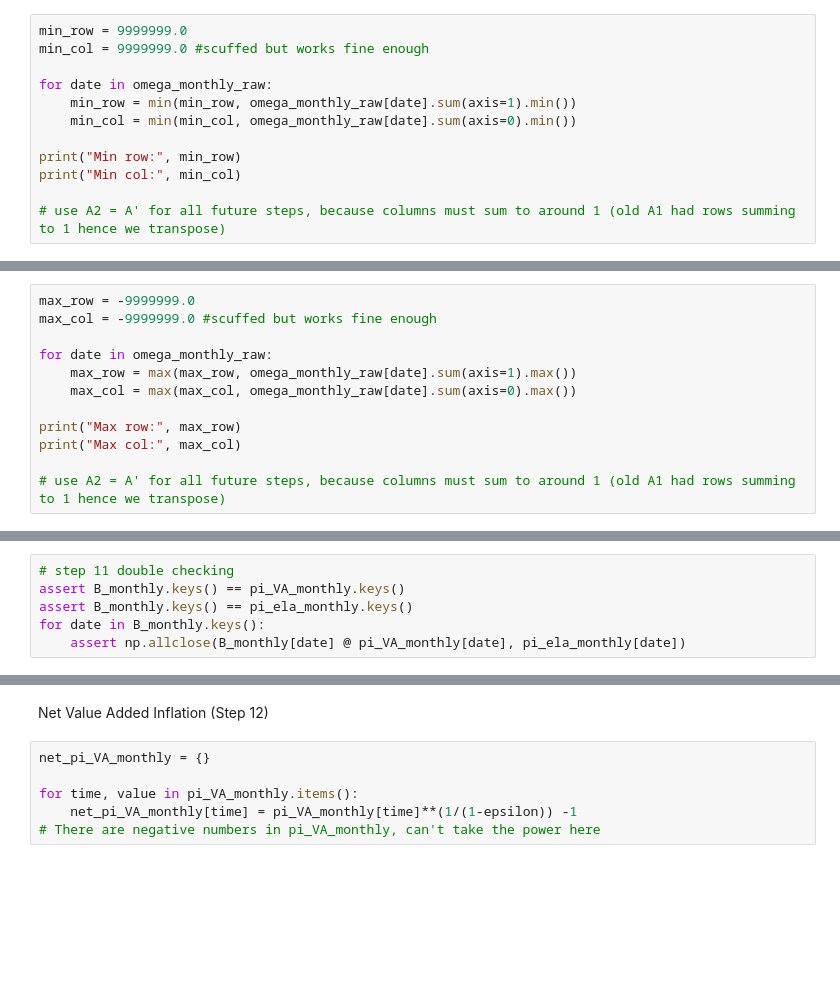
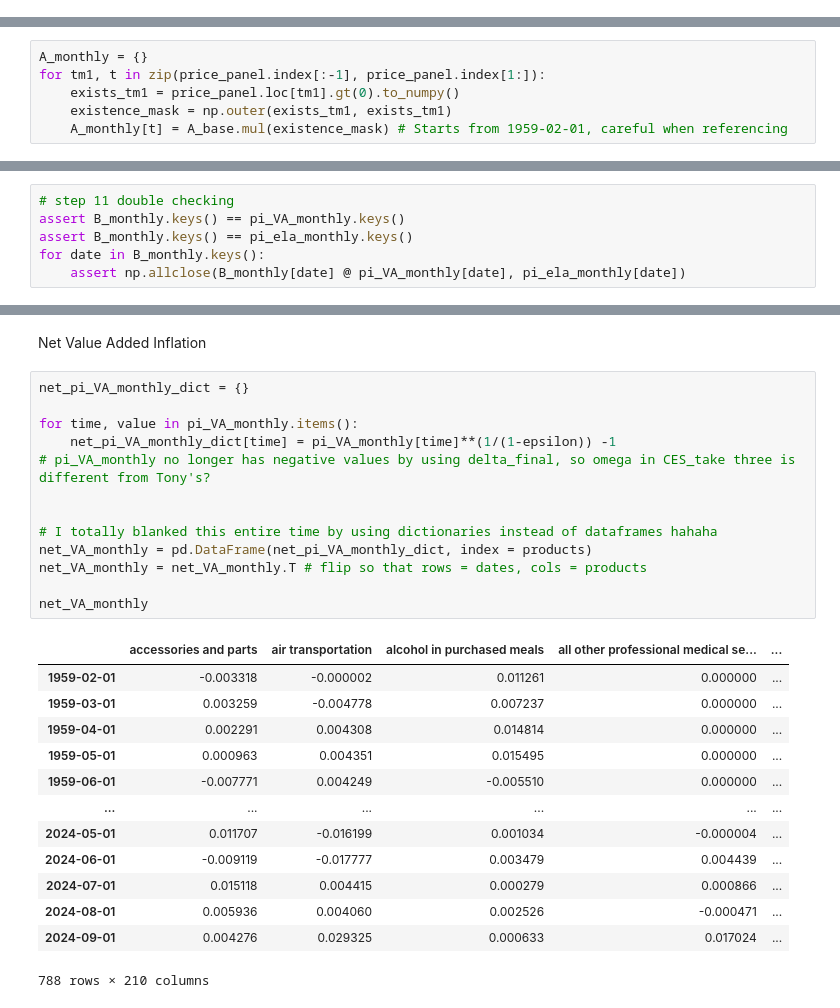
Before and after one commit to emilyfu1/shocks_productionnetworks, a Jupyter notebook: datacleaning/CES_NSedits.ipynb, the cells around one changed output, grey strips where cells are left out. Cells and saved outputs as stored; diff of their text form; blank space fills up the shorter version.

```diff
--- a/datacleaning/CES_NSedits.ipynb
+++ b/datacleaning/CES_NSedits.ipynb
@@ -122,12 +93,0 @@ omega_monthly_raw[price_panel.index[1]] #starts from 1959-02-01, careful when re
-# %%
-min_row = 9999999.0
-min_col = 9999999.0 #scuffed but works fine enough
-
-for date in omega_monthly_raw:
-    min_row = min(min_row, omega_monthly_raw[date].sum(axis=1).min())
-    min_col = min(min_col, omega_monthly_raw[date].sum(axis=0).min())
-
-print("Min row:", min_row)
-print("Min col:", min_col)
-
-# use A2 = A' for all future steps, because columns must sum to around 1 (old A1 had rows summing to 1 hence we transpose)
@@ -137,12 +93,0 @@ Min col: 0.0
-# %%
-max_row = -9999999.0
-max_col = -9999999.0 #scuffed but works fine enough
-
-for date in omega_monthly_raw:
-    max_row = max(max_row, omega_monthly_raw[date].sum(axis=1).max())
-    max_col = max(max_col, omega_monthly_raw[date].sum(axis=0).max())
-
-print("Max row:", max_row)
-print("Max col:", max_col)
-
-# use A2 = A' for all future steps, because columns must sum to around 1 (old A1 had rows summing to 1 hence we transpose)
@@ -156,3 +94,9 @@ A_monthly = {date:matrix.T for date, matrix in omega_monthly_raw.items()} # NS:
+# %%
+A_monthly = {}
+for tm1, t in zip(price_panel.index[:-1], price_panel.index[1:]):
+    exists_tm1 = price_panel.loc[tm1].gt(0).to_numpy()
+    existence_mask = np.outer(exists_tm1, exists_tm1)
+    A_monthly[t] = A_base.mul(existence_mask) # Starts from 1959-02-01, careful when referencing
 # %% [markdown]
 ## Production Function Derivation
 # %% [markdown]
@@ -345,8 +248,29 @@ B_inv 1959-02-01 00:00:00
 # %% [markdown]
-Net Value Added Inflation (Step 12)
+Net Value Added Inflation
 # %%
-net_pi_VA_monthly = {}
+net_pi_VA_monthly_dict = {}
 
 for time, value in pi_VA_monthly.items():
-    net_pi_VA_monthly[time] = pi_VA_monthly[time]**(1/(1-epsilon)) -1
-# There are negative numbers in pi_VA_monthly, can't take the power here
+    net_pi_VA_monthly_dict[time] = pi_VA_monthly[time]**(1/(1-epsilon)) -1
+# pi_VA_monthly no longer has negative values by using delta_final, so omega in CES_take three is different from Tony's?
+
+
+# I totally blanked this entire time by using dictionaries instead of dataframes hahaha
+net_VA_monthly = pd.DataFrame(net_pi_VA_monthly_dict, index = products)
+net_VA_monthly = net_VA_monthly.T # flip so that rows = dates, cols = products
+
+net_VA_monthly
+# %% [output]
+|  | accessories and parts | air transportation | alcohol in purchased meals | all other professional medical se... | ... |
+| 1959-02-01 | -0.003318 | -0.000002 | 0.011261 | 0.000000 | ... |
+| 1959-03-01 | 0.003259 | -0.004778 | 0.007237 | 0.000000 | ... |
+| 1959-04-01 | 0.002291 | 0.004308 | 0.014814 | 0.000000 | ... |
+| 1959-05-01 | 0.000963 | 0.004351 | 0.015495 | 0.000000 | ... |
+| 1959-06-01 | -0.007771 | 0.004249 | -0.005510 | 0.000000 | ... |
+| ... | ... | ... | ... | ... | ... |
+| 2024-05-01 | 0.011707 | -0.016199 | 0.001034 | -0.000004 | ... |
+| 2024-06-01 | -0.009119 | -0.017777 | 0.003479 | 0.004439 | ... |
+| 2024-07-01 | 0.015118 | 0.004415 | 0.000279 | 0.000866 | ... |
+| 2024-08-01 | 0.005936 | 0.004060 | 0.002526 | -0.000471 | ... |
+| 2024-09-01 | 0.004276 | 0.029325 | 0.000633 | 0.017024 | ... |
+788 rows × 210 columns
```
Also changed, not shown: parts of 15 cells of this notebook.
